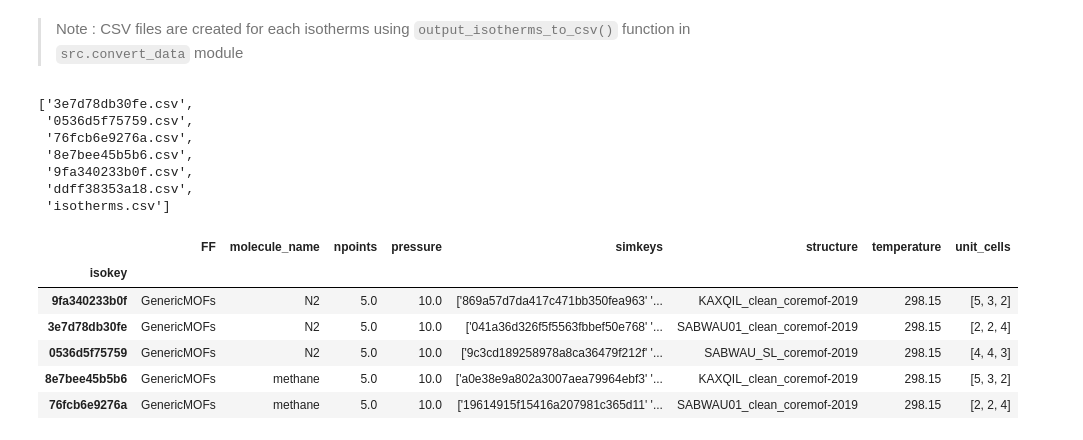
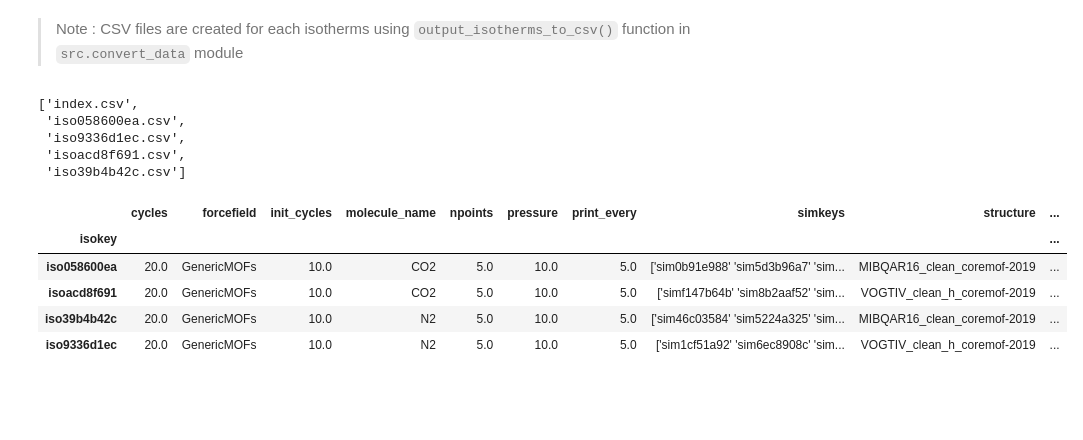
Before and after one commit to coudertlab/simple-adsorption-workflow, a Jupyter notebook: plot_isotherms.ipynb, the cells around one changed output. Saved outputs shown, nothing was run; the diff lists cells and outputs as text; code cells hidden in the pictures; blank space fills up the shorter version.

```diff
--- a/plot_isotherms.ipynb
+++ b/plot_isotherms.ipynb
@@ -10,5 +15,10 @@ molecule_name ='N2'
 # %%
-df_index = pd.read_csv('data/simulations/index.csv')
+data_dir = '../tests_simple_adsorption/2024-01-09_10-57-48_test_isotherms_csv/'
+iso_index = f'{data_dir}/simulations/index.csv'
+df_index = pd.read_csv(iso_index)
+# %%
+structure = 'MIBQAR16_clean_coremof-2019'
+molecule_name ='CO2'
 # %%
 # Select only the simulations corresponding to the targeted conditions
 df_sim = df_index[(df_index["structure"]==structure)&\
@@ -24,6 +34,6 @@ df_sim
 # %%
 # get the list of output files
-list_files  = [glob.glob(f"data/simulations/{simkey}/Output/System_0/*") for simkey in df_sim['simkey']]
+list_files  = [glob.glob(f"{data_dir}/simulations/{simkey}/Output/System_0/*") for simkey in df_sim['simkey']]
 list_files = sum(list_files, [])
 list_files
 # %% [output]
@@ -56,26 +66,23 @@ isotherm.plot(x='pressure(bar)',y='uptake(cm^3 (STP)/cm^3 framework)',kind='scat
 # %% [markdown]
 > Note : CSV files are created for each isotherms using `output_isotherms_to_csv()` function in `src.convert_data` module
 # %%
-os.listdir('data/isotherms/')
+os.listdir(f'{data_dir}/isotherms')
 # %% [output]
-['3e7d78db30fe.csv',
- '0536d5f75759.csv',
- '76fcb6e9276a.csv',
- '8e7bee45b5b6.csv',
- '9fa340233b0f.csv',
- 'ddff38353a18.csv',
- 'isotherms.csv']
+['index.csv',
+ 'iso058600ea.csv',
+ 'iso9336d1ec.csv',
+ 'isoacd8f691.csv',
+ 'iso39b4b42c.csv']
 # %%
 # Read the metadata for each isotherm
-df_isotherm = pd.read_csv('data/isotherms/isotherms.csv')
+df_isotherm = pd.read_csv(f'{data_dir}/isotherms/index.csv')
 df_isotherm.set_index('isokey',inplace=True)
 df_isotherm.head()
 # %% [output]
-|  | FF | molecule_name | npoints | pressure | simkeys | structure | temperature | unit_cells |
-| isokey |  |  |  |  |  |  |  |  |
-| 9fa340233b0f | GenericMOFs | N2 | 5.0 | 10.0 | ['869a57d7da417c471bb350fea963' '... | KAXQIL_clean_coremof-2019 | 298.15 | [5, 3, 2] |
-| 3e7d78db30fe | GenericMOFs | N2 | 5.0 | 10.0 | ['041a36d326f5f5563fbbef50e768' '... | SABWAU01_clean_coremof-2019 | 298.15 | [2, 2, 4] |
-| 0536d5f75759 | GenericMOFs | N2 | 5.0 | 10.0 | ['9c3cd189258978a8ca36479f212f' '... | SABWAU_SL_coremof-2019 | 298.15 | [4, 4, 3] |
-| 8e7bee45b5b6 | GenericMOFs | methane | 5.0 | 10.0 | ['a0e38e9a802a3007aea79964ebf3' '... | KAXQIL_clean_coremof-2019 | 298.15 | [5, 3, 2] |
-| 76fcb6e9276a | GenericMOFs | methane | 5.0 | 10.0 | ['19614915f15416a207981c365d11' '... | SABWAU01_clean_coremof-2019 | 298.15 | [2, 2, 4] |
+|  | cycles | forcefield | init_cycles | molecule_name | npoints | pressure | print_every | simkeys | structure | ... |
+| isokey |  |  |  |  |  |  |  |  |  | ... |
+| iso058600ea | 20.0 | GenericMOFs | 10.0 | CO2 | 5.0 | 10.0 | 5.0 | ['sim0b91e988' 'sim5d3b96a7' 'sim... | MIBQAR16_clean_coremof-2019 | ... |
+| isoacd8f691 | 20.0 | GenericMOFs | 10.0 | CO2 | 5.0 | 10.0 | 5.0 | ['simf147b64b' 'sim8b2aaf52' 'sim... | VOGTIV_clean_h_coremof-2019 | ... |
+| iso39b4b42c | 20.0 | GenericMOFs | 10.0 | N2 | 5.0 | 10.0 | 5.0 | ['sim46c03584' 'sim5224a325' 'sim... | MIBQAR16_clean_coremof-2019 | ... |
+| iso9336d1ec | 20.0 | GenericMOFs | 10.0 | N2 | 5.0 | 10.0 | 5.0 | ['sim1cf51a92' 'sim6ec8908c' 'sim... | VOGTIV_clean_h_coremof-2019 | ... |
 # %%
```
Also changed, not shown: parts of 20 cells of this notebook, 1 other file.
